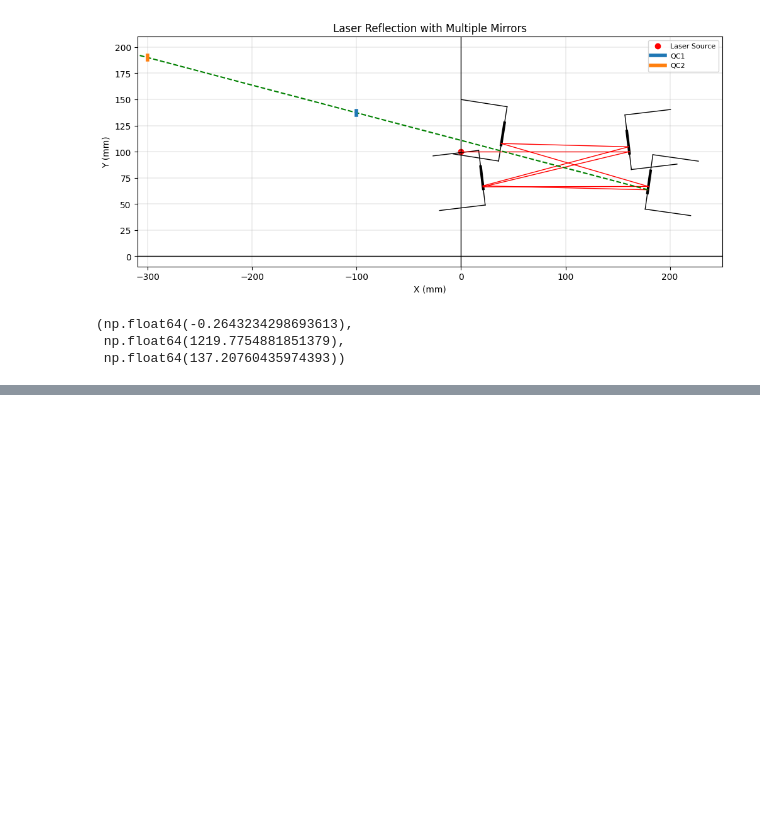
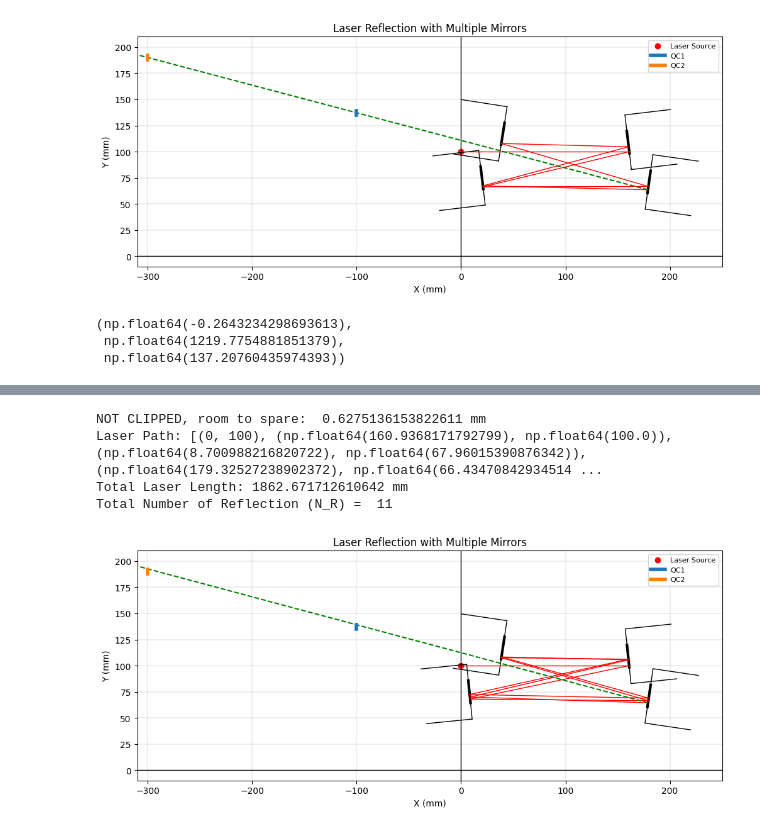
Before and after one commit to hallthomas3612/delay-line, a Jupyter notebook: delay_line_sim_with_aligner.ipynb, the cells around one changed output, grey strips where cells are left out. Cells and saved outputs as stored; diff of their text form; code cells hidden in the pictures; blank space fills up the shorter version.

```diff
--- a/delay_line_sim_with_aligner.ipynb
+++ b/delay_line_sim_with_aligner.ipynb
@@ -544,0 +551,20 @@ Final β vector: [-5.91171556e-12 -4.43378667e-12]
+# %%
+#initialize mirror positions and angles
+
+m1cx = 160
+m1cy = 109
+m2cx = 8
+m2cy = 75
+m3cx = 180
+m3cy = 71
+m4cx = 40
+m4cy = 117
+m1a0, m2a0, m3a0, m4a0 = 95.94256271, 95.68644659, 81.59282712, 81.519
+# %%
+execution(m1cx, m1cy, m2cx, m2cy, m3cx, m3cy, m4cx, m4cy, m1a0, m2a0, m3a0, m4a0)
+# %% [output]
+NOT CLIPPED, room to spare:  0.6275136153822611 mm
+Laser Path: [(0, 100), (np.float64(160.9368171792799), np.float64(100.0)), (np.float64(8.700988216820722), np.float64(67.96015390876342)), (np.float64(179.32527238902372), np.float64(66.43470842934514 ...
+Total Laser Length: 1862.671712610642 mm
+Total Number of Reflection (N_R) =  11
+[figure, added]
```
Also changed, not shown: parts of 11 cells of this notebook.
